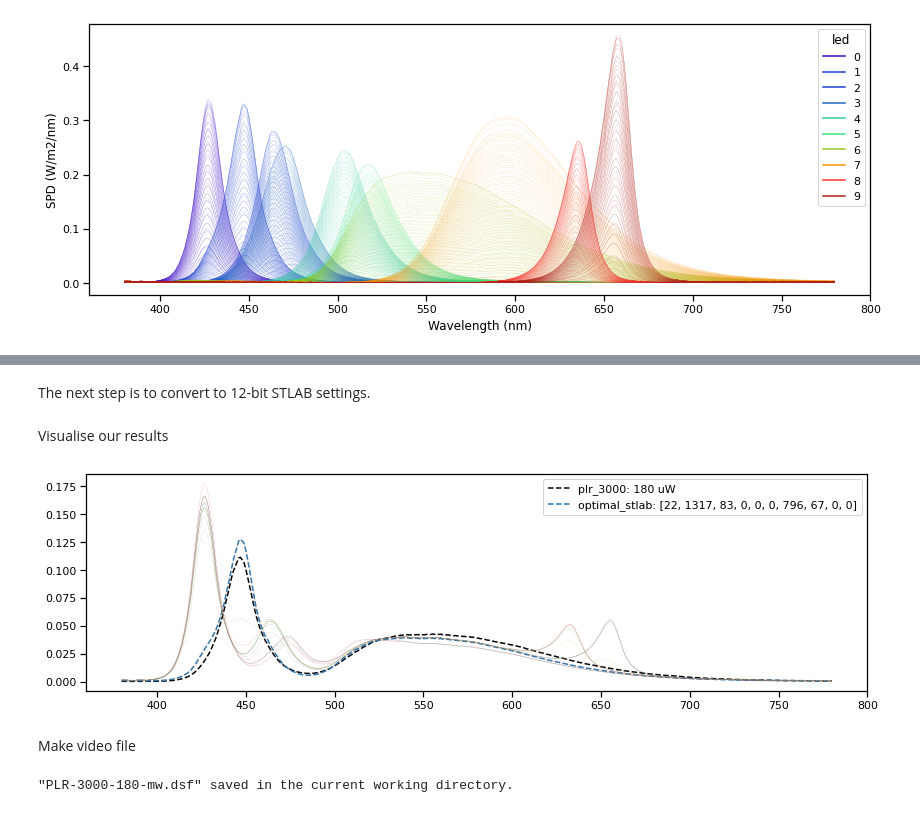
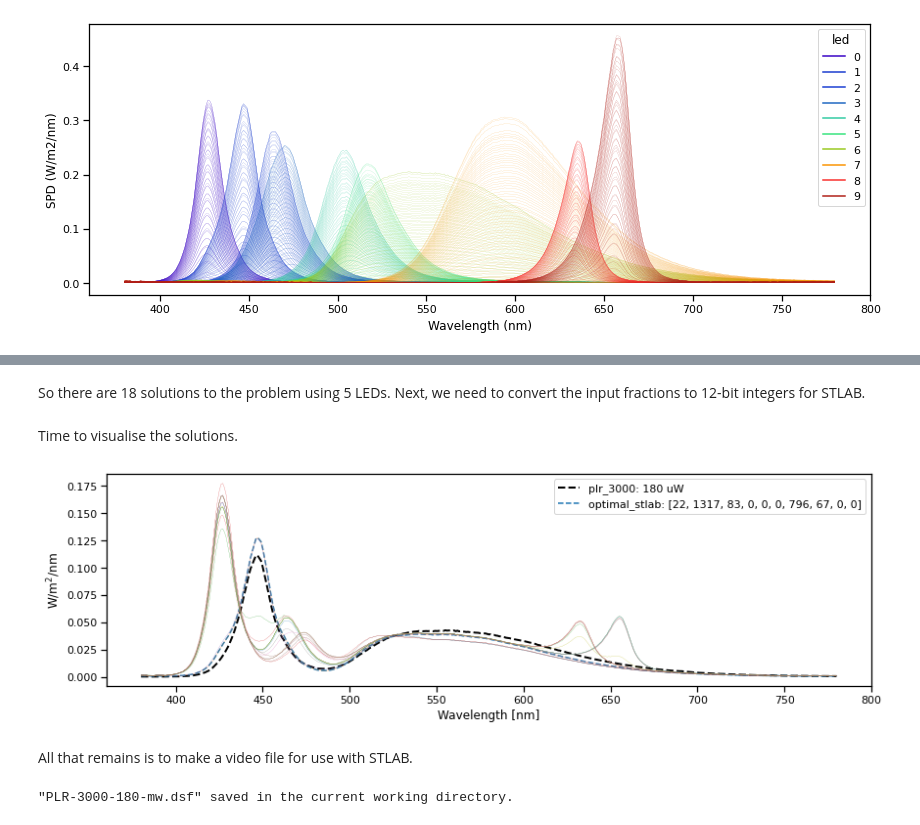
Before and after one commit to PyPlr/cvd_pupillometry, a Jupyter notebook: docs/06c_finding_stlab_settings.ipynb, the cells around one changed output, grey strips where cells are left out. Cells and saved outputs as stored; diff of their text form; code cells hidden in the pictures.

```diff
--- a/docs/06c_finding_stlab_settings.ipynb
+++ b/docs/06c_finding_stlab_settings.ipynb
@@ -98,50 +116,64 @@ keep
  (180,
   (0, 3, 6, 8, 9),
   array([0.41898733, 0.10227936, 0.20038958, 0.04441927, 0.02576699]))]
-# %% [markdown]
-The next step is to convert to 12-bit STLAB settings.
+# %% [markdown]
+So there are 18 solutions to the problem using 5 LEDs. Next, we need to convert the input fractions to 12-bit integers for STLAB.
 # %%
+# Lists to store settings and predicted spectra
 settings = []
-predicted = pd.DataFrame()
+predicted = []
 
-vals = [val[1:] for val in keep if val[0]]
-for k in vals:
+# Remove the index
+keep = [val[1:] for val in keep if val[0]]
+
+# Loop over settings
+for k in keep:
     leds = k[0]
 
-    # Convert to 12-bit integer
+    # Convert to 12-bit integer and save LED settings
     intensities = np.round(k[1] * 4095).astype('int')
     spec = [0]*10
     for led, i in zip(leds, intensities):
         spec[led] = i
+
+    # Get predicted spectrum
     pred = cc.predict_spd(spec)
-    predicted = predicted.append(pred)
+
+    # Add to lists
     settings.append(spec)
+    predicted.append(pred)
 
+# Make DFs
 settings = pd.DataFrame(settings)
+predicted = pd.concat(predicted)
 predicted.reset_index(inplace=True, drop=True)
 
-# In theory it doesn't matter which one we pick, but here
-best = predicted.sub(plr3000.loc[uW_setting].to_numpy()).pow(2).sum(axis=1).idxmin()
+# In theory it doesn't matter which one we use, but let's define
+# the 'best' solution as the one with the least squared error
+best = predicted.sub(
+    plr3000.loc[uW_setting].to_numpy()).pow(2).sum(axis=1).idxmin()
 
 optimal_predicted = predicted.loc[best]
 optimal_settings = settings.loc[best]
-# %% [markdown]
-Visualise our results
+# %% [markdown]
+Time to visualise the solutions.
 # %%
 fig, ax = plt.subplots(nrows=1, sharex=True, figsize=(14,4))
 plr3000.loc[uW_setting].plot(
     label='plr_3000: {} uW'.format(
-        uW_setting), ax=ax, color='k', linestyle='--')
+        uW_setting), ax=ax, color='k', lw=2, linestyle='--')
 ax.plot(plr3000.columns,
         optimal_predicted,
         label='optimal_stlab: ' + str(optimal_settings.to_list()),
         linestyle='--')
 ax.legend()
 for idx, p in predicted.iterrows():
-    p.plot(lw=.1)
+    p.plot(lw=.2)
+ax.set_xlabel('Wavelength [nm]')
+ax.set_ylabel('W/m$^2$/nm');
 # %% [output]
-[figure, old version]
+[figure, new version]
-# %% [markdown]
-Make video file
+# %% [markdown]
+All that remains is to make a video file for use with STLAB.
 # %%
 from pyplr.stlab import pulse_protocol, video_file_to_dict
```
Also changed, not shown: parts of 7 cells of this notebook, 1 other file.
